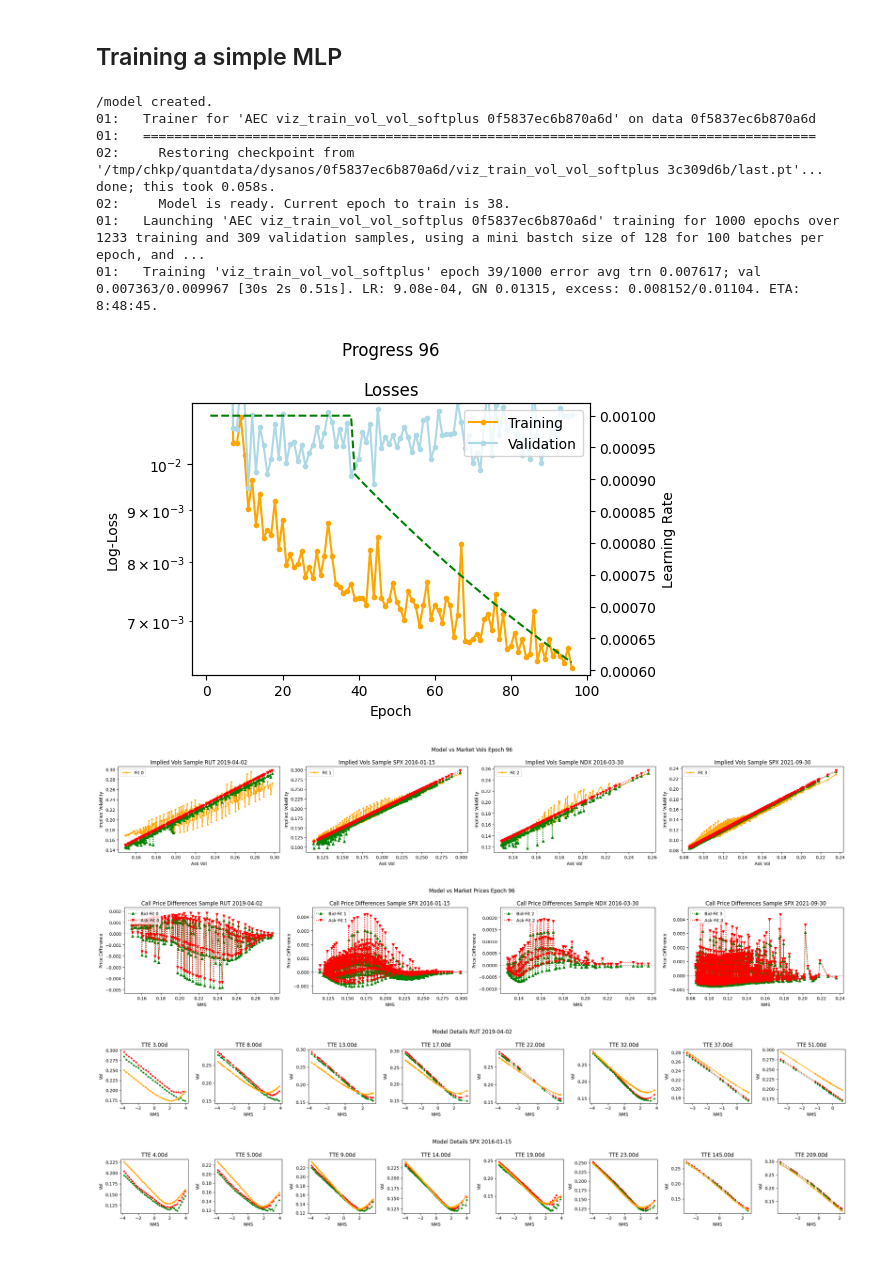
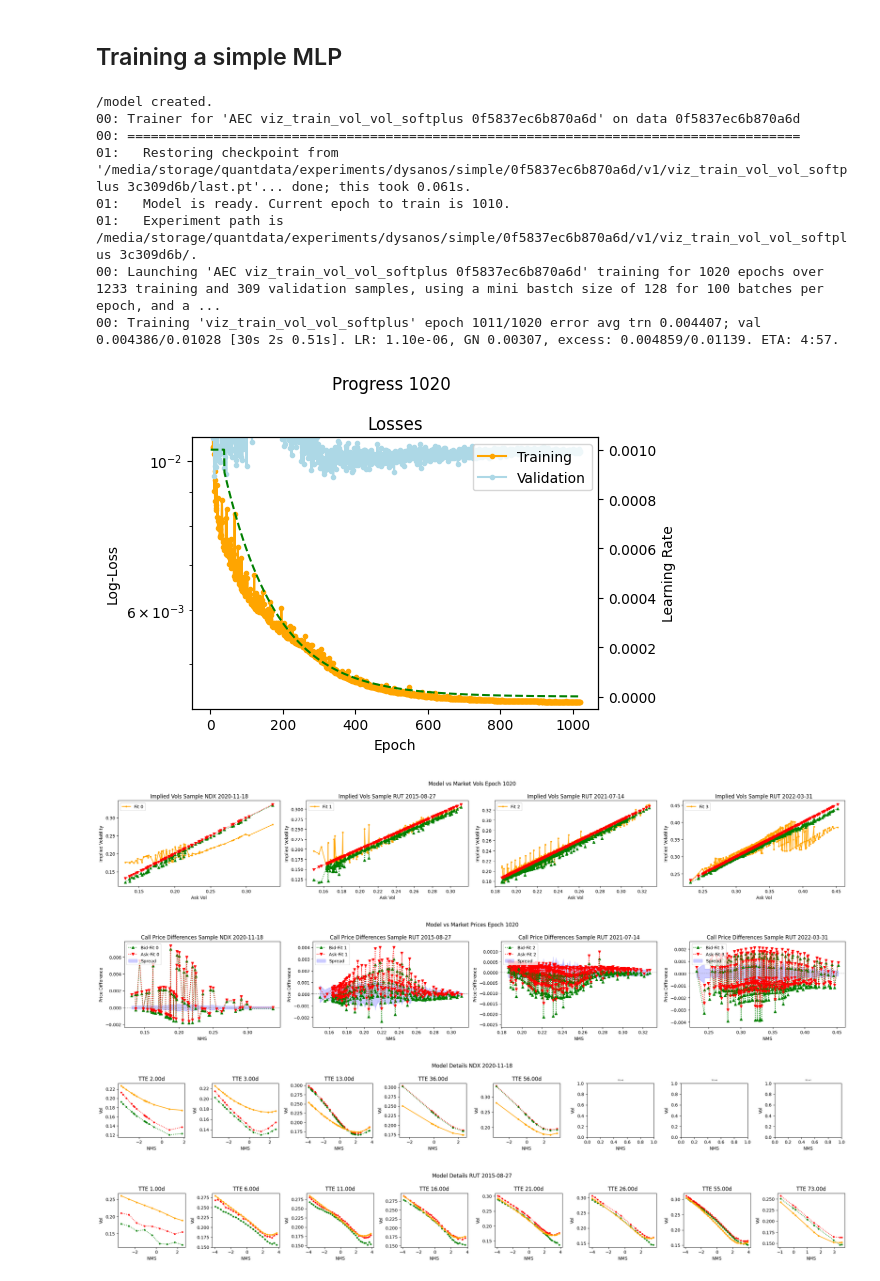
Before and after one commit to hansbuehler/quant_data, a Jupyter notebook: quantdata/dysanos/simple/viz_train_vol_vol_softplus.ipynb, the cells around one changed output. Cells and saved outputs as stored; diff of their text form; code cells hidden in the pictures.

Commit message:
* Rewrote experiment management to be able to track them better & visualize in parallel to running.

```diff
--- a/quantdata/dysanos/simple/viz_train_vol_vol_softplus.ipynb
+++ b/quantdata/dysanos/simple/viz_train_vol_vol_softplus.ipynb
@@ -3,6 +3,9 @@
 # %%
 %load_ext autoreload
 %autoreload 1
+
+import os
+os.environ["QUANTDATA_EXPERIMENTS"]="/media/storage/quantdata/experiments"
 
 from cdxcore.verbose import Context
 verbose = Context("all")
@@ -37,9 +40,7 @@ def test():
     )
     pool_config = PoolConfig(num_workers=4, threading=False) # no parallel processing for testing
     verbose = Context.all
-    refresh_cache = False
-
-    sampler = SimpleSampler(simple_config=simple_config, pool_config=pool_config, refresh_cache=refresh_cache, verbose=verbose)
+    sampler = SimpleSampler(simple_config=simple_config, pool_config=pool_config, verbose=verbose)
     return sampler
 
 sampler = test()
@@ -64,7 +65,6 @@ print("/done")
 %aimport quantdata.utils.add_cdxcore
 %aimport quantdata.utils.backbone
 %aimport quantdata.torch
-%aimport quantdata.torch.block_sampler
 %aimport quantdata.torch.bbtorch
 %aimport quantdata.torch.ffw
 %aimport quantdata.dysanos.simple
@@ -93,49 +93,46 @@ aec_config = AEC.Config(
     ),
     encoder_fix_config = FeedForward.Config(
         num_depth = 2,
         num_width = 64,
         activation = 'Softplus',
     ),
     decoder_config = FeedForward.Config(
         num_depth = 2,
         num_width = 32,
         activation = 'Softplus',
     ),
     vizualizer_config = AEC.VisualizerConfig(details=True)  # set to None to turn off visualization
 )
 
 model = AEC(env=env,
-            shapes=sampler.shapes(),
-            stats=sampler.stats,
-            num_steps=sampler.num_steps,
-            max_options=sampler.max_options,
+            sampler=sampler,
             config=aec_config )
 
 print("/model created.")
 
 train_config = TrainConfig(
     lr_init = 1E-3,
     lr_final = 1E-6,
     lr_init_steps = 25,
     trn_batch_size = 128,
     val_batch_size = 2048,
     batch_per_epoch = 100,
+    experiment_group="v1"
 )
 
-checkpoint = SubDir("!/chkp/quantdata/dysanos")
-
-trainer = Trainer( label=ipynbname.name(), model=model, sampler=sampler, config=train_config, verbose=verbose(1), path=checkpoint )
-_ = trainer(epochs=1000)
+trainer = Trainer( label=ipynbname.name(), model=model, sampler=sampler, config=train_config, verbose=verbose )
+_ = trainer(epochs=1020)
 # %% [output]
 /model created.
-01:   Trainer for 'AEC viz_train_vol_vol_softplus 0f5837ec6b870a6d' on data 0f5837ec6b870a6d
-01:   ======================================================================================
-02:     Restoring checkpoint from '/tmp/chkp/quantdata/dysanos/0f5837ec6b870a6d/viz_train_vol_vol_softplus 3c309d6b/last.pt'... done; this took 0.058s.
-02:     Model is ready. Current epoch to train is 38.
-01:   Launching 'AEC viz_train_vol_vol_softplus 0f5837ec6b870a6d' training for 1000 epochs over 1233 training and 309 validation samples, using a mini bastch size of 128 for 100 batches per epoch, and ...
-01:   Training 'viz_train_vol_vol_softplus' epoch 39/1000 error avg trn 0.007617; val 0.007363/0.009967 [30s 2s 0.51s]. LR: 9.08e-04, GN 0.01315, excess: 0.008152/0.01104. ETA: 8:48:45.
+00: Trainer for 'AEC viz_train_vol_vol_softplus 0f5837ec6b870a6d' on data 0f5837ec6b870a6d
+00: ======================================================================================
+01:   Restoring checkpoint from '/media/storage/quantdata/experiments/dysanos/simple/0f5837ec6b870a6d/v1/viz_train_vol_vol_softplus 3c309d6b/last.pt'... done; this took 0.061s.
+01:   Model is ready. Current epoch to train is 1010.
+01:   Experiment path is /media/storage/quantdata/experiments/dysanos/simple/0f5837ec6b870a6d/v1/viz_train_vol_vol_softplus 3c309d6b/.
+00: Launching 'AEC viz_train_vol_vol_softplus 0f5837ec6b870a6d' training for 1020 epochs over 1233 training and 309 validation samples, using a mini bastch size of 128 for 100 batches per epoch, and a ...
+00: Training 'viz_train_vol_vol_softplus' epoch 1011/1020 error avg trn 0.004407; val 0.004386/0.01028 [30s 2s 0.51s]. LR: 1.10e-06, GN 0.00307, excess: 0.004859/0.01139. ETA: 4:57.
-[figure, old version]
+[figure, new version]
-[figure, old version]
+[figure, new version]
-[figure, old version]
+[figure, new version]
-[figure, old version]
+[figure, new version]
-[figure, old version]
+[figure, new version]
```
Also changed, not shown: parts of 1 cell of this notebook, 21 other files.
